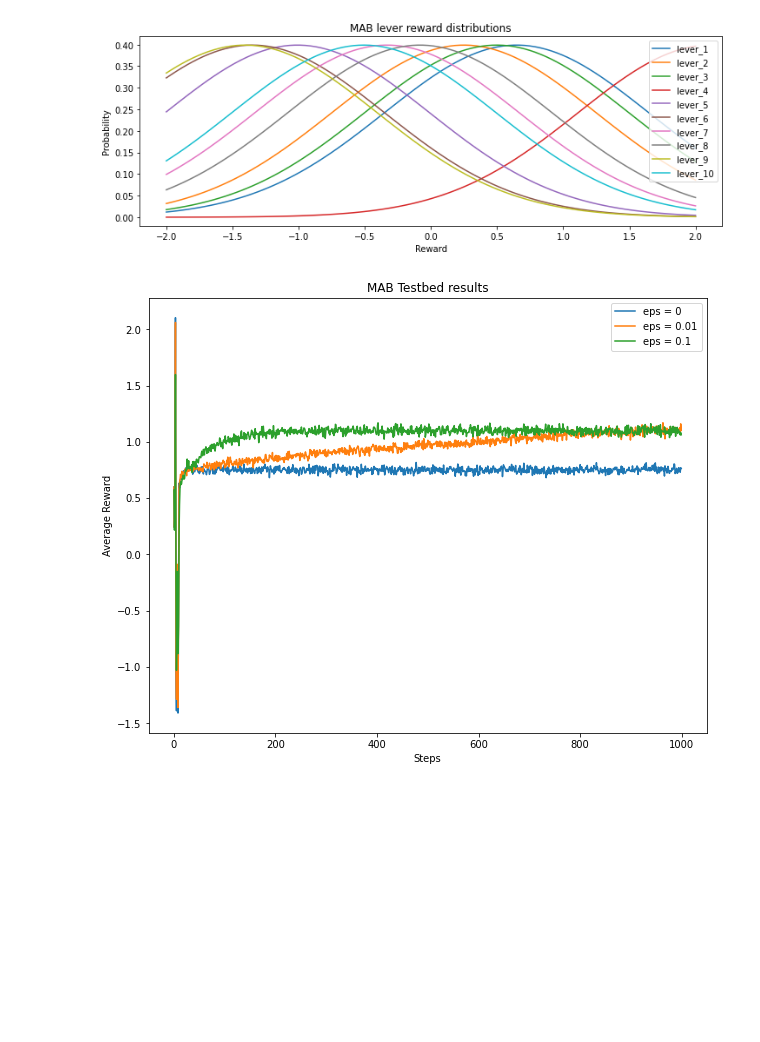
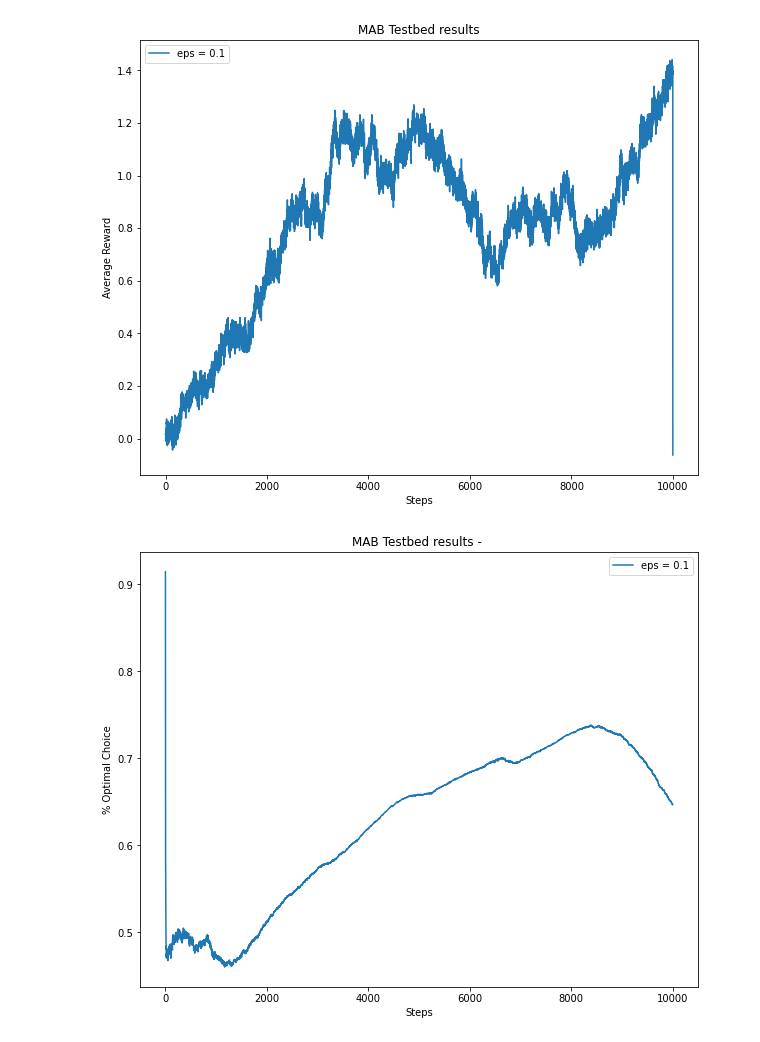
Before and after one commit to ankitbar/mab_testbed, a Jupyter notebook: TestBed.ipynb, the cells around one changed output. Drawn from its saved outputs; the diff is of its cells as text; code cells hidden in the pictures; blank space fills up the shorter version.

```diff
--- a/TestBed.ipynb
+++ b/TestBed.ipynb
@@ -99,6 +164,19 @@ def plot_comparison_rewards(vec_dict,output_path,expt_name):
     plt.legend()
     plt.savefig(os.path.join(output_path,expt_name,"mab_testbed_rewards.png"))
     plt.show()
+# %%
+# Plot results
+def plot_comparison_optimal_prob(vec_dict,output_path,expt_name):
+    plt_1 = plt.figure(figsize=(10,8))
+    for key,val in vec_dict.items():
+        plt.plot(val, label = 'eps = {}'.format(key))
+
+    plt.xlabel("Steps")
+    plt.ylabel("% Optimal Choice")
+    plt.title("MAB Testbed results - ")
+    plt.legend()
+    plt.savefig(os.path.join(output_path,expt_name,"mab_testbed_optimal_choice.png"))
+    plt.show()
 # %%
 def run_expt(input_path,output_path,expt_name):
     param_dict = get_param_dict(input_path, expt_name)
@@ -106,30 +184,41 @@ def run_expt(input_path,output_path,expt_name):
     num_levers = param_dict['num_levers']
     mean_rdist = param_dict['mean_rdist']
     sd_rdist = param_dict['sd_rdist']
-    num_steps = param_dict['num_steps']
-    num_runs = param_dict['num_runs']
+    num_steps = int(param_dict['num_steps'])
+    num_runs = int(param_dict['num_runs'])
     eps_vec = param_dict['eps_vec']
+    incremental = param_dict['incremental']
+    stationary = param_dict['stationary']
+    noise_time = param_dict['noise_time']
     # random.seed(123)
-    mean_reward_vec,sd_reward_vec = generate_reward_dist(mean_rdist,sd_rdist,num_levers)
-    plot_distributions(num_levers,mean_reward_vec,sd_reward_vec,output_path,expt_name)
-    vec_dict = run_comparison(num_runs, num_steps, num_levers, mean_reward_vec, sd_reward_vec, eps_vec)
+    if stationary:
+        mean_reward,sd_reward_vec = generate_reward_dist(mean_rdist,sd_rdist,num_levers)
+        plot_distributions(num_levers,mean_reward,sd_reward_vec,output_path,expt_name)
+
+    else:
+        mean_reward,sd_reward_vec = generate_reward_dist_nonstat(mean_rdist,sd_rdist,num_levers,num_steps,noise_time)
+        mean_reward_df = pd.DataFrame(mean_reward,columns=[str(x) for x in list(range(num_levers))])
+        mean_reward_df.to_csv(os.path.join(output_path,expt_name,"Nonstationary_mean_df.csv"),index = None)
+
+    vec_dict,vec_prob_dict = run_comparison(num_runs, num_steps, num_levers, mean_reward, sd_reward_vec, eps_vec,incremental,stationary)
     plot_comparison_rewards(vec_dict,output_path,expt_name)
+    plot_comparison_optimal_prob(vec_prob_dict,output_path,expt_name)
     config_json_path = os.path.join(output_path,expt_name,'input_config.json')
     with open(config_json_path,'w') as f:
         json.dump(param_dict,f)
 
     vec_df = pd.DataFrame(vec_dict)
-    vec_df.to_csv(os.path.join(output_path,expt_name,"Testbed_Results.csv"))
+    vec_df.to_csv(os.path.join(output_path,expt_name,"Testbed_Results.csv"),index = None)
 # %%
-input_path = "C://Data/ds/books/RL/Codes+Notes/code/mab_testbed/inputs"
-output_path = "C://Data/ds/books/RL/Codes+Notes/code/mab_testbed/outputs"
-expt_name = "txtbook_expt"
+input_path = "C://Data/ds/RL/rlbook/ch1/mab_testbed/inputs"
+output_path = "C://Data/ds/RL/rlbook/ch1/mab_testbed/outputs"
+expt_name = "ex_2.5_sample_av"
 
 if os.path.exists(os.path.join(output_path,expt_name)):
     print("Experiment already run before - delete old directory or rename experiment file")
 else:
     os.mkdir(os.path.join(output_path,expt_name))
     run_expt(input_path,output_path,expt_name)
 # %% [output]
-[figure, old version]
+[figure, new version]
-[figure, old version]
+[figure, new version]
```
Also changed, not shown: parts of 5 cells of this notebook, 5 other files.
